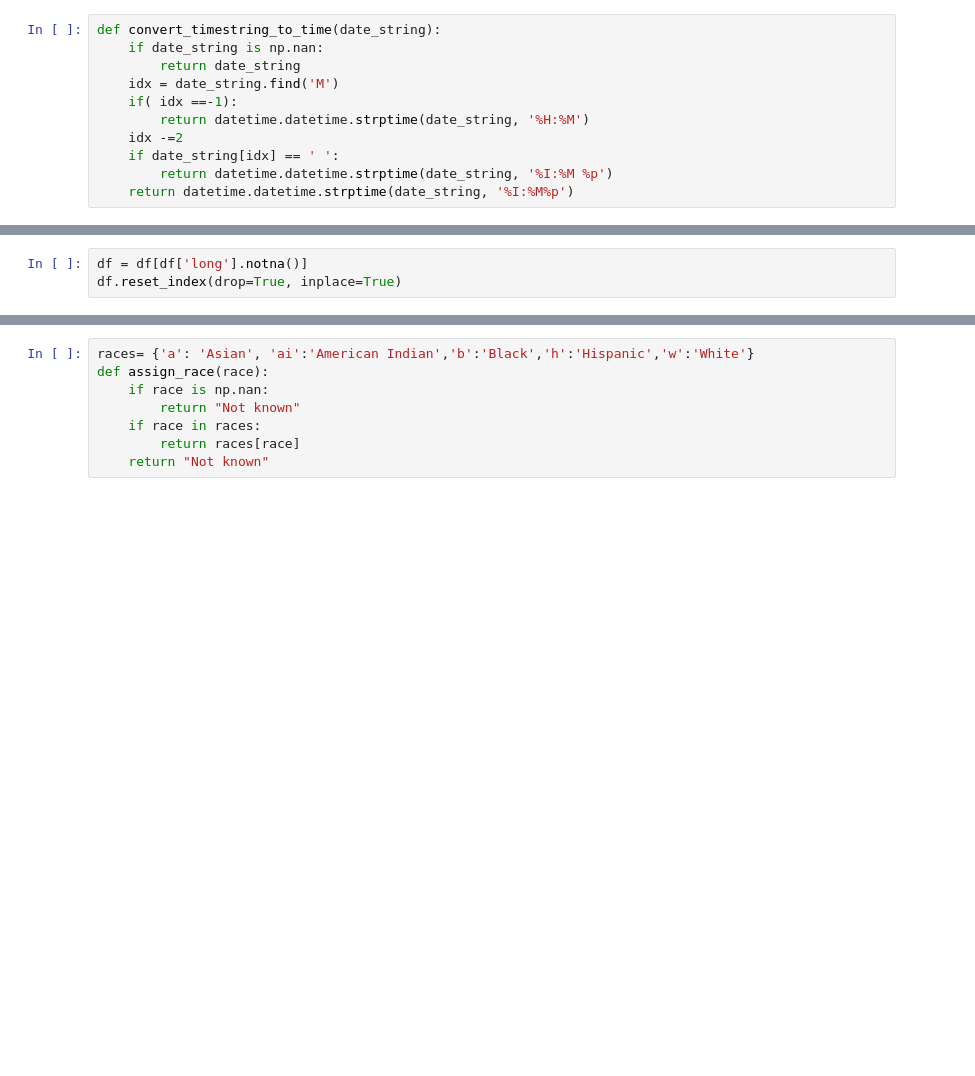
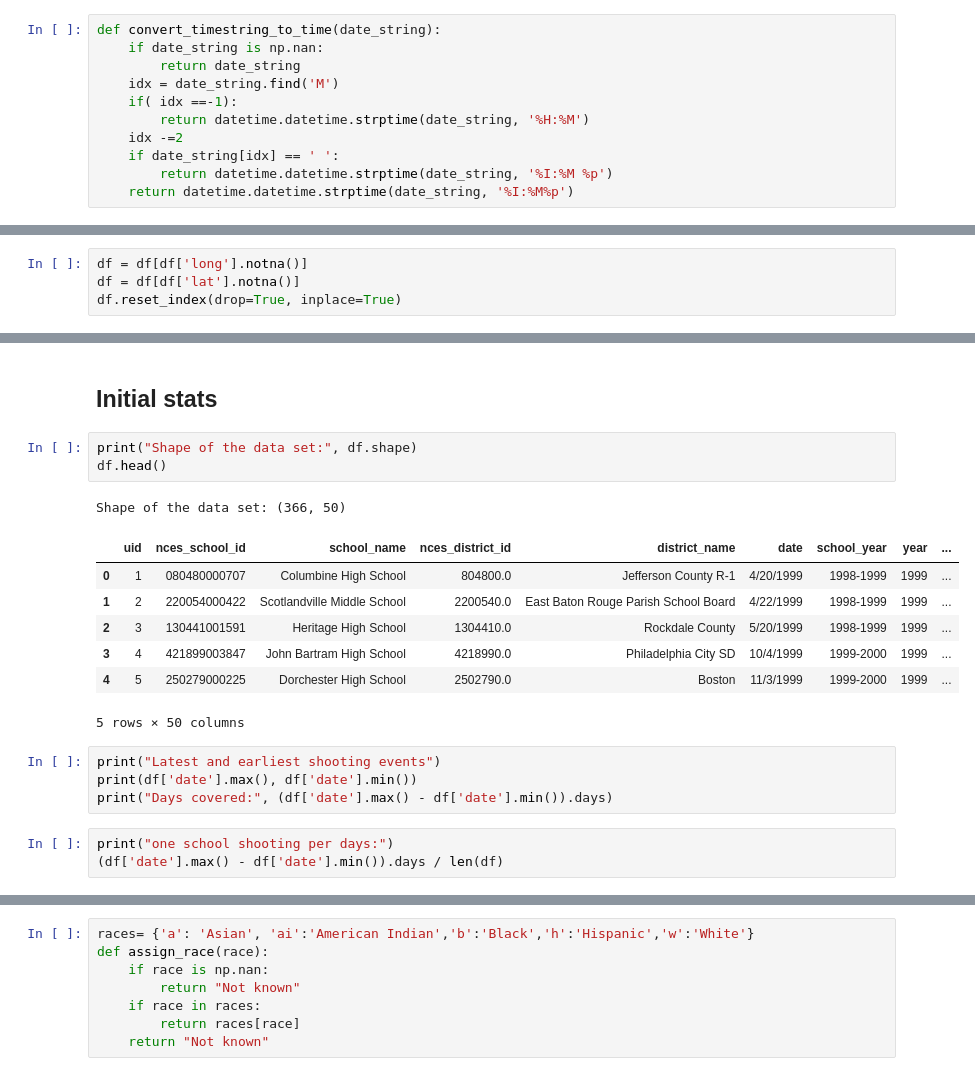
Before and after one commit to julzerinos/school-shootings-analysis, a Jupyter notebook: analysis/data_analysis_marta.ipynb, the cells around one changed output, grey strips where cells are left out. Drawn from its saved outputs; the diff is of its cells as text; blank space fills up the shorter version.

```diff
--- a/analysis/data_analysis_marta.ipynb
+++ b/analysis/data_analysis_marta.ipynb
@@ -37,3 +123,4 @@ df['date'] = pd.to_datetime(df['date'], format='%m/%d/%Y')
 # %%
 df = df[df['long'].notna()]
+df = df[df['lat'].notna()]
 df.reset_index(drop=True, inplace=True)
@@ -41,0 +160,21 @@ df.reset_index(drop=True, inplace=True)
+# %% [markdown]
+## Initial stats
+# %%
+print("Shape of the data set:", df.shape)
+df.head()
+# %% [output]
+Shape of the data set: (366, 50)
+|  | uid | nces_school_id | school_name | nces_district_id | district_name | date | school_year | year | ... |
+| 0 | 1 | 080480000707 | Columbine High School | 804800.0 | Jefferson County R-1 | 4/20/1999 | 1998-1999 | 1999 | ... |
+| 1 | 2 | 220054000422 | Scotlandville Middle School | 2200540.0 | East Baton Rouge Parish School Board | 4/22/1999 | 1998-1999 | 1999 | ... |
+| 2 | 3 | 130441001591 | Heritage High School | 1304410.0 | Rockdale County | 5/20/1999 | 1998-1999 | 1999 | ... |
+| 3 | 4 | 421899003847 | John Bartram High School | 4218990.0 | Philadelphia City SD | 10/4/1999 | 1999-2000 | 1999 | ... |
+| 4 | 5 | 250279000225 | Dorchester High School | 2502790.0 | Boston | 11/3/1999 | 1999-2000 | 1999 | ... |
+5 rows × 50 columns
+# %%
+print("Latest and earliest shooting events")
+print(df['date'].max(), df['date'].min())
+print("Days covered:", (df['date'].max() - df['date'].min()).days)
+# %%
+print("one school shooting per days:")
+(df['date'].max() - df['date'].min()).days / len(df)
```
Also changed, not shown: parts of 51 cells of this notebook, 3 other files.
